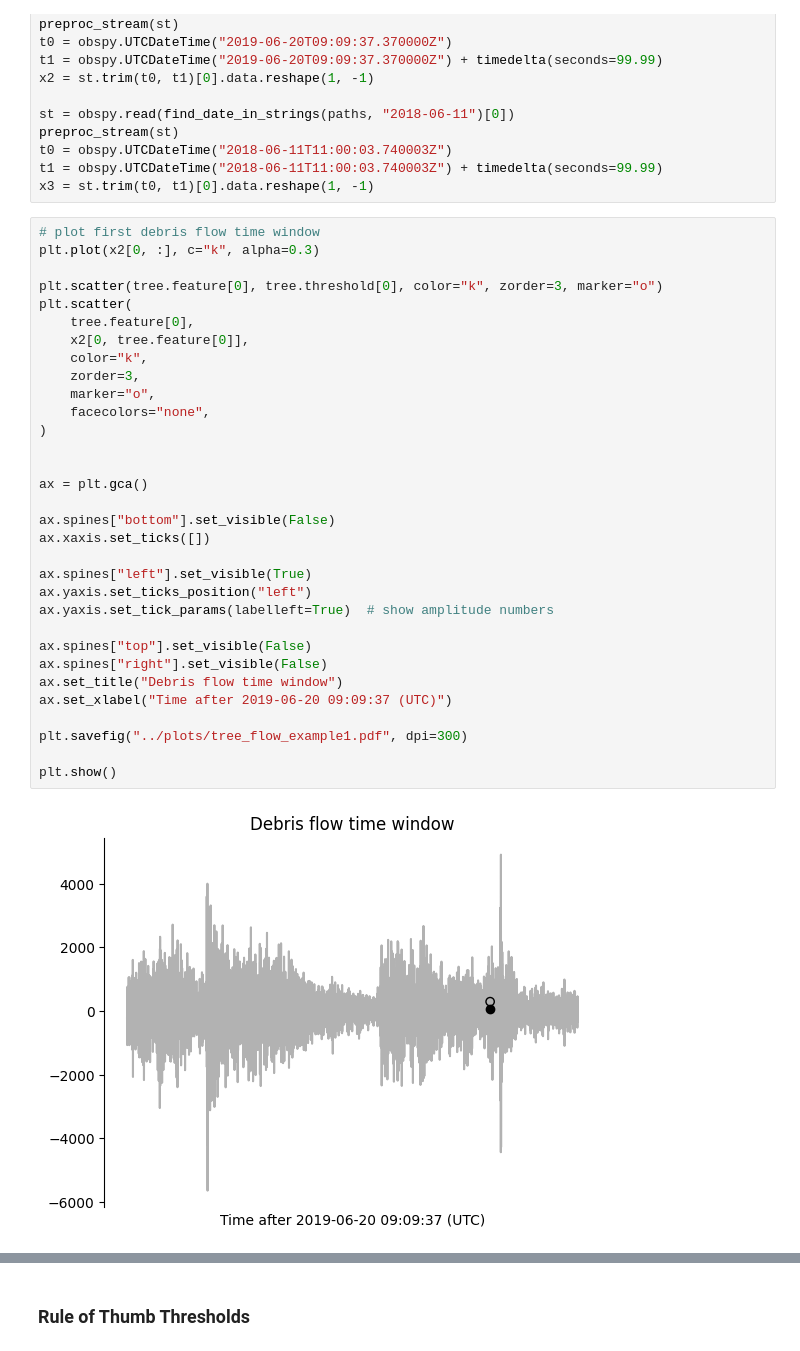
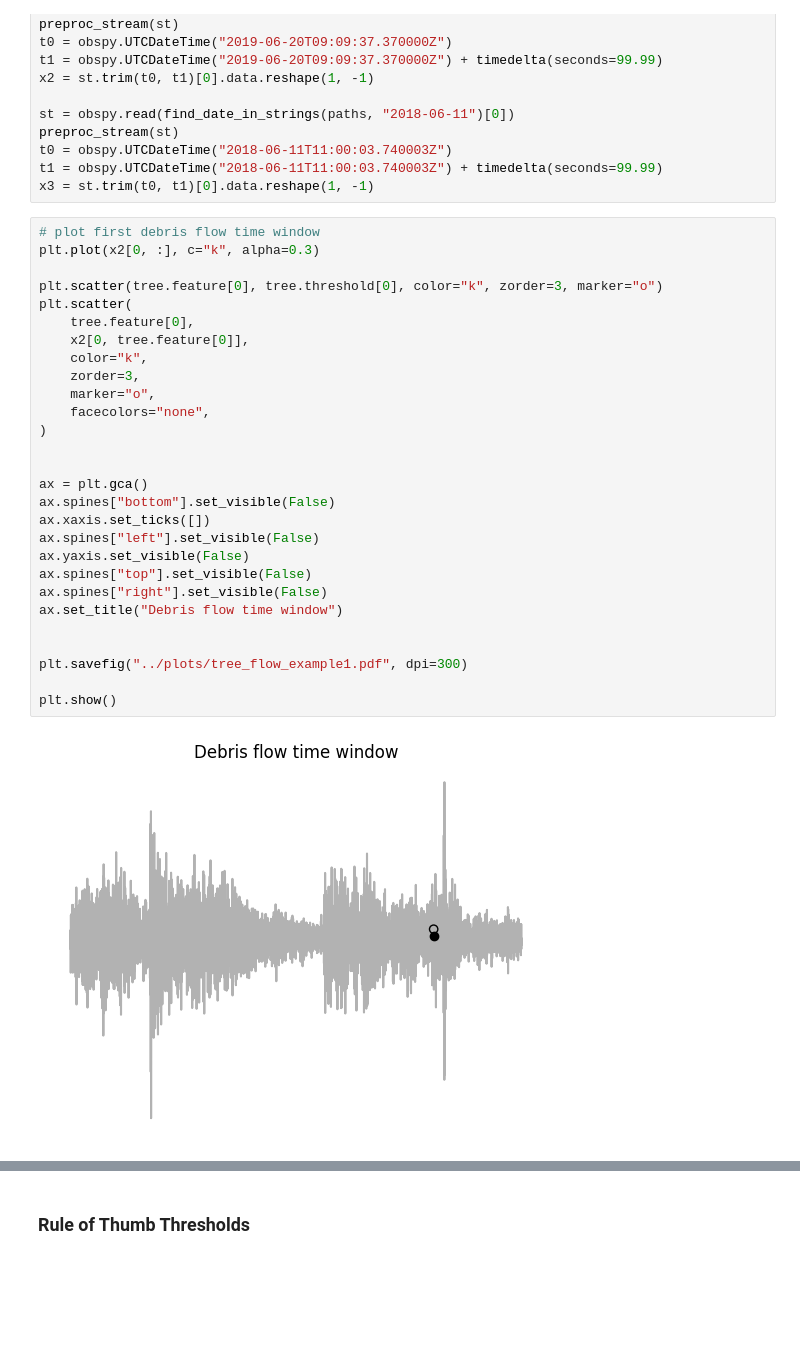
Before and after one commit to FKamper/seismic-isolation-forest, a Jupyter notebook: notebooks/plots.ipynb, the cells around one changed output, grey strips where cells are left out. Cells and saved outputs as stored; diff of their text form; blank space fills up the shorter version.

```diff
--- a/notebooks/plots.ipynb
+++ b/notebooks/plots.ipynb
@@ -67,37 +67,33 @@ x3 = st.trim(t0, t1)[0].data.reshape(1, -1)
 # %%
 # plot first debris flow time window
 plt.plot(x2[0, :], c="k", alpha=0.3)
 
 plt.scatter(tree.feature[0], tree.threshold[0], color="k", zorder=3, marker="o")
 plt.scatter(
     tree.feature[0],
     x2[0, tree.feature[0]],
     color="k",
     zorder=3,
     marker="o",
     facecolors="none",
 )
 
 
 ax = plt.gca()
-
 ax.spines["bottom"].set_visible(False)
 ax.xaxis.set_ticks([])
-
-ax.spines["left"].set_visible(True)
-ax.yaxis.set_ticks_position("left")
-ax.yaxis.set_tick_params(labelleft=True)  # show amplitude numbers
-
+ax.spines["left"].set_visible(False)
+ax.yaxis.set_visible(False)
 ax.spines["top"].set_visible(False)
 ax.spines["right"].set_visible(False)
 ax.set_title("Debris flow time window")
-ax.set_xlabel("Time after 2019-06-20 09:09:37 (UTC)")
+
 
 plt.savefig("../plots/tree_flow_example1.pdf", dpi=300)
 
 plt.show()
 # %% [output]
-[figure, old version]
+[figure, new version]
 # %%
 # plot second debris flow time window
 plt.plot(x3[0, :], c="k", alpha=0.3)
```
Also changed, not shown: parts of 19 cells of this notebook, 5 other files.
